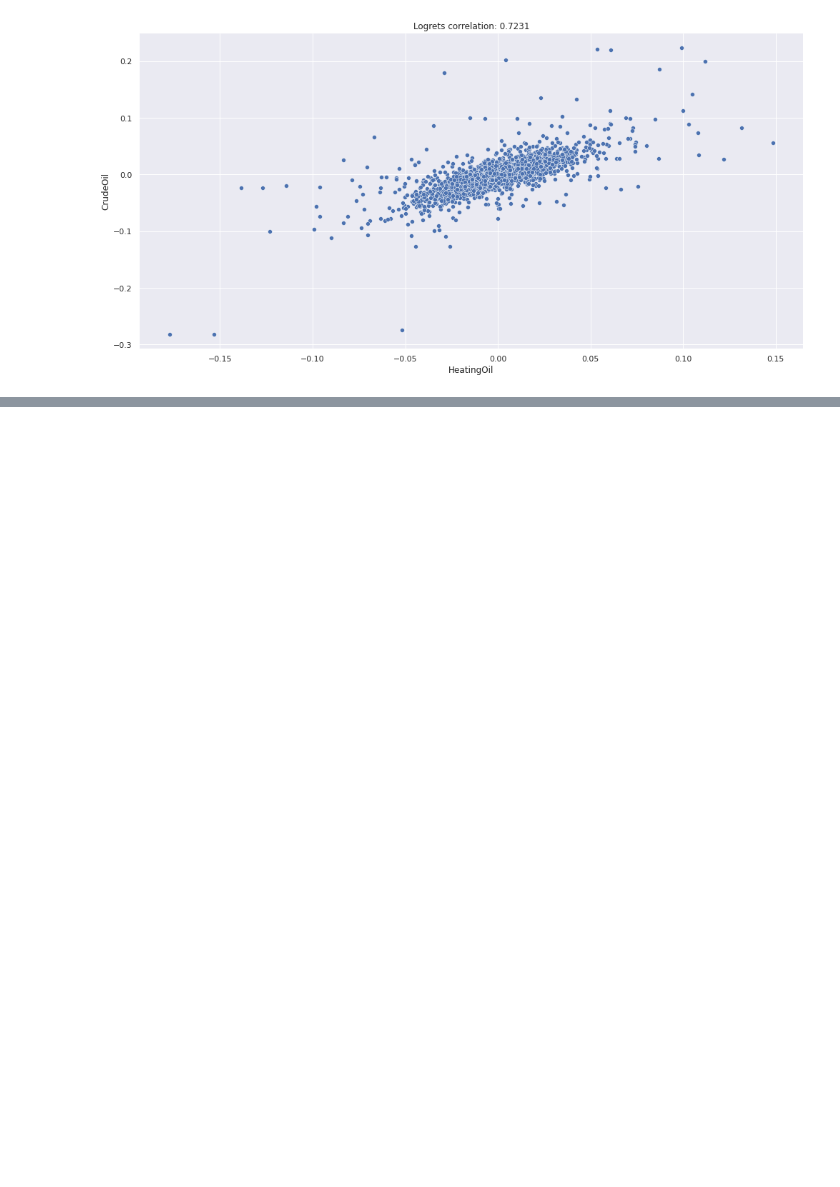
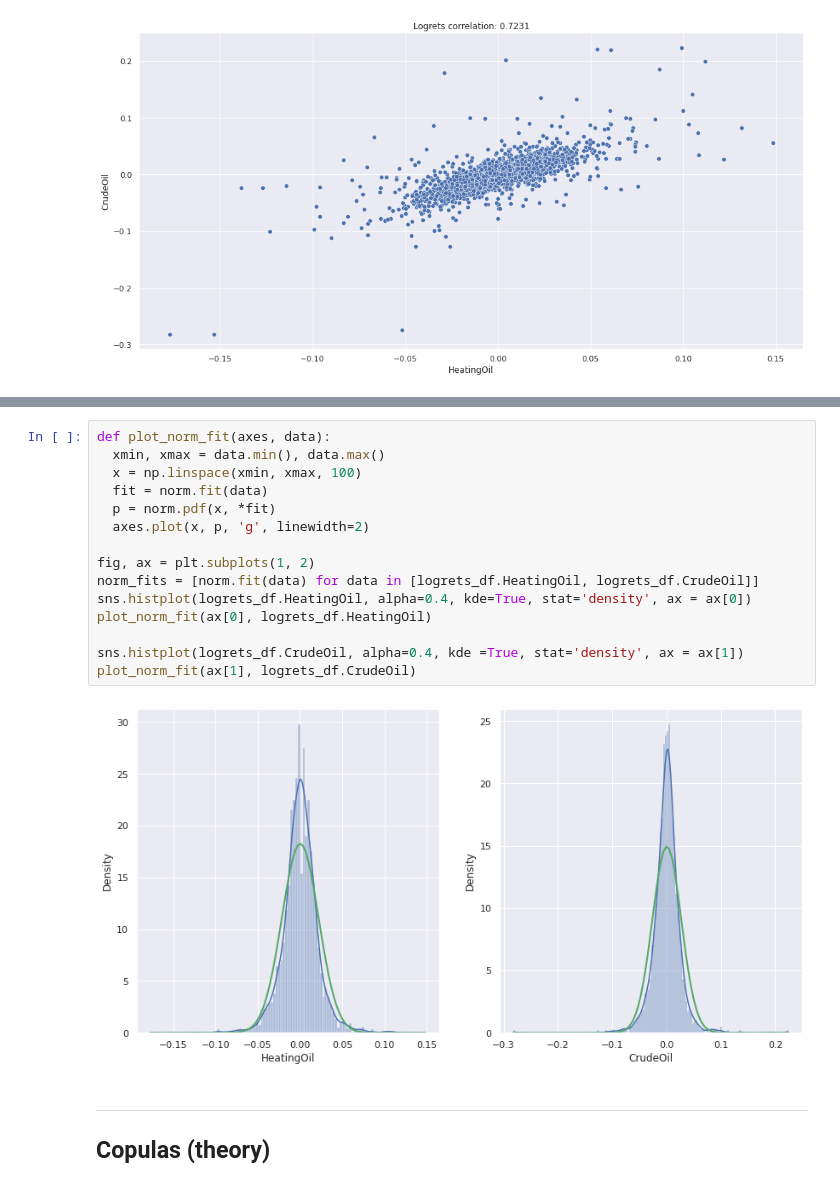
Before and after one commit to PiotMik/spread-options, a Jupyter notebook: Copulas.ipynb, the cells around one changed output, grey strips where cells are left out. Cells and saved outputs as stored; diff of their text form; blank space fills up the shorter version.

```diff
--- a/Copulas.ipynb
+++ b/Copulas.ipynb
@@ -86,0 +82,21 @@ sns.pairplot(logrets_df, height=5, aspect=1)
+# %%
+def plot_norm_fit(axes, data):
+  xmin, xmax = data.min(), data.max()
+  x = np.linspace(xmin, xmax, 100)
+  fit = norm.fit(data)
+  p = norm.pdf(x, *fit)
+  axes.plot(x, p, 'g', linewidth=2)
+
+fig, ax = plt.subplots(1, 2)
+norm_fits = [norm.fit(data) for data in [logrets_df.HeatingOil, logrets_df.CrudeOil]]
+sns.histplot(logrets_df.HeatingOil, alpha=0.4, kde=True, stat='density', ax = ax[0])
+plot_norm_fit(ax[0], logrets_df.HeatingOil)
+
+sns.histplot(logrets_df.CrudeOil, alpha=0.4, kde =True, stat='density', ax = ax[1])
+plot_norm_fit(ax[1], logrets_df.CrudeOil)
+# %% [output]
+[figure, added]
+# %% [markdown]
+---
+
+## Copulas (theory)
```
Also changed, not shown: parts of 6 cells of this notebook.
